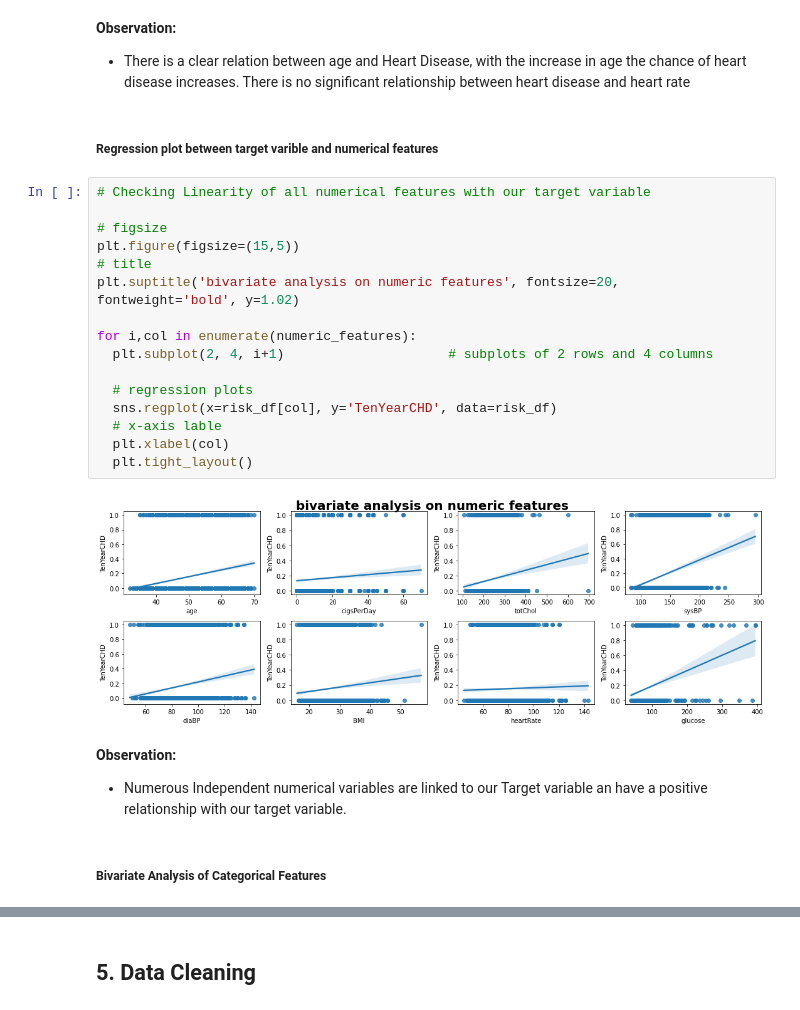
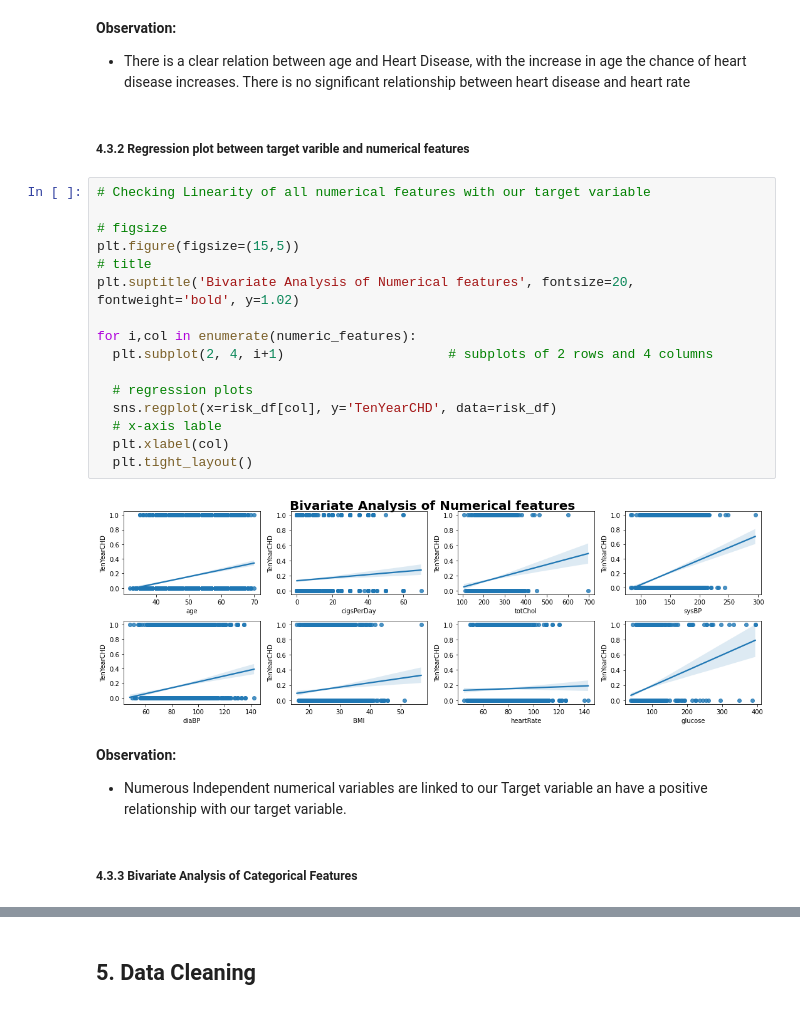
Before and after one commit to Navneet2409/cardiovascular-risk-prediction, a Jupyter notebook: Cardiovascular_Notebook_Navneet_Keshri.ipynb, the cells around one changed output, grey strips where cells are left out. Drawn from its saved outputs; the diff is of its cells as text.

```diff
--- a/Cardiovascular_Notebook_Navneet_Keshri.ipynb
+++ b/Cardiovascular_Notebook_Navneet_Keshri.ipynb
@@ -469,30 +446,30 @@ plt.legend(['Disease', 'No Disease'])
 **Observation:**
 * There is a clear relation between age and Heart Disease, with the increase in age the chance of heart disease increases. There is no significant relationship between heart disease and heart rate
 # %% [markdown]
-##### **Regression plot between target varible and numerical features**
+##### **4.3.2 Regression plot between target varible and numerical features**
 # %%
 # Checking Linearity of all numerical features with our target variable
 
 # figsize
 plt.figure(figsize=(15,5))
 # title
-plt.suptitle('bivariate analysis on numeric features', fontsize=20, fontweight='bold', y=1.02)
+plt.suptitle('Bivariate Analysis of Numerical features', fontsize=20, fontweight='bold', y=1.02)
 
 for i,col in enumerate(numeric_features):
   plt.subplot(2, 4, i+1)                     # subplots of 2 rows and 4 columns
 
   # regression plots
   sns.regplot(x=risk_df[col], y='TenYearCHD', data=risk_df)
   # x-axis lable
   plt.xlabel(col)
   plt.tight_layout()
 # %% [output]
-[figure, old version]
+[figure, new version]
 # %% [markdown]
 **Observation:**
 * Numerous Independent numerical variables are linked to our Target variable an have a positive relationship with our target variable.
 # %% [markdown]
-##### **Bivariate Analysis of Categorical Features**
+##### **4.3.3 Bivariate Analysis of Categorical Features**
 # %%
 # Counting number of category present in each feature with respect to target feature
 
```
Also changed, not shown: parts of 74 cells of this notebook.
